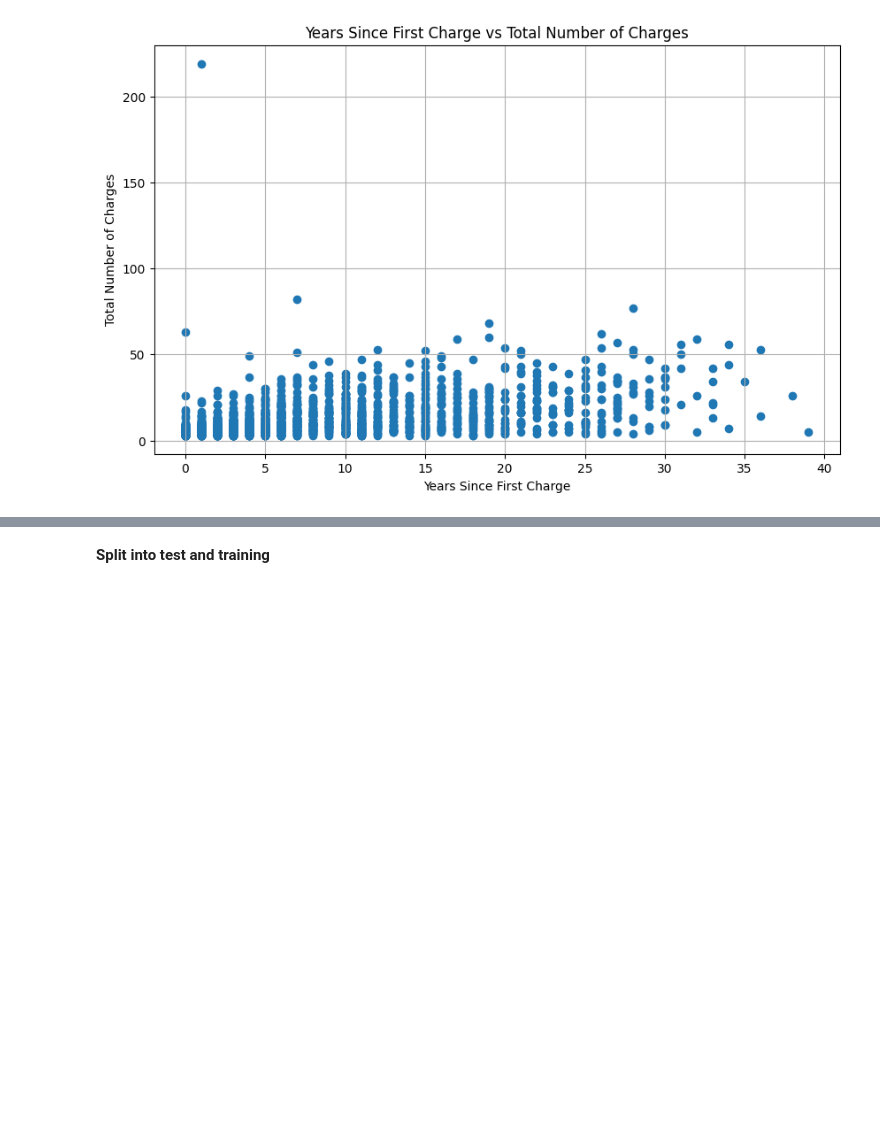
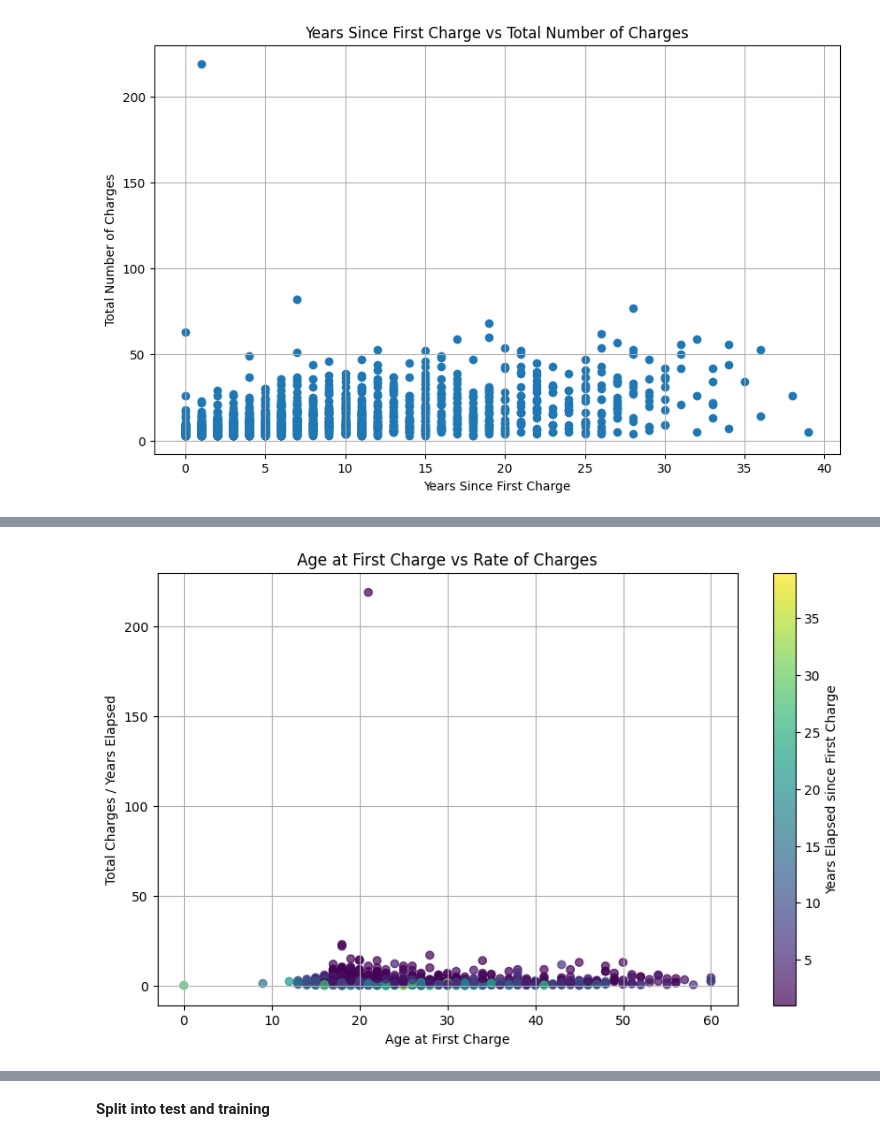
Before and after one commit to LNickelsburg/Interpretable-Recidivism-Predictor, a Jupyter notebook: dataset/data_description.ipynb, the cells around one changed output, grey strips where cells are left out. Drawn from its saved outputs; the diff is of its cells as text; code cells hidden in the pictures; blank space fills up the shorter version.

```diff
--- a/dataset/data_description.ipynb
+++ b/dataset/data_description.ipynb
@@ -120,0 +175,12 @@ plt.show()
+# %%
+# age at first charge vs rate of charges
+plt.figure(figsize=(10, 6))
+scatter = plt.scatter(dataset['age_at_first_charge'], total_charges/years_elapsed, c=years_elapsed, alpha=0.7)
+plt.title('Age at First Charge vs Rate of Charges')
+plt.xlabel('Age at First Charge')
+plt.ylabel('Total Charges / Years Elapsed')
+plt.grid(True)
+cbar = plt.colorbar(scatter, label='Years Elapsed since First Charge')
+plt.show()
+# %% [output]
+[figure, added]
```
Also changed, not shown: parts of 18 cells of this notebook.
